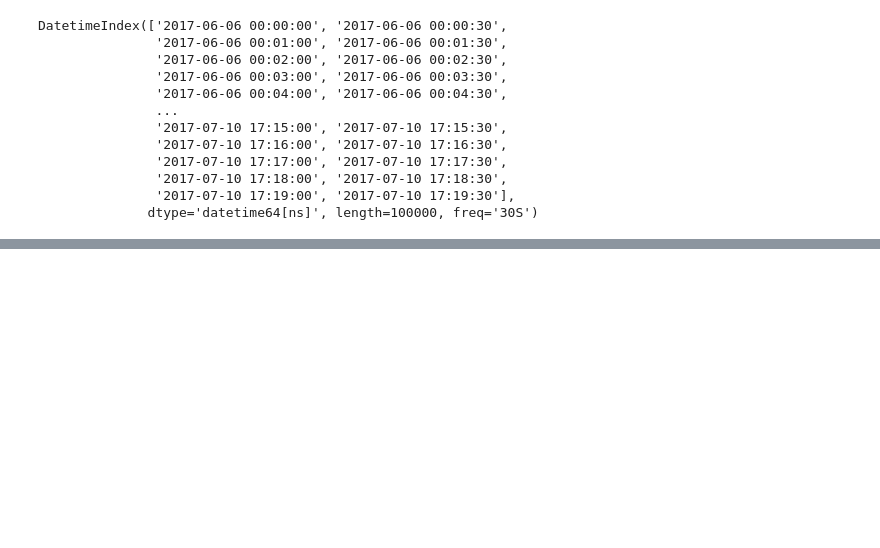
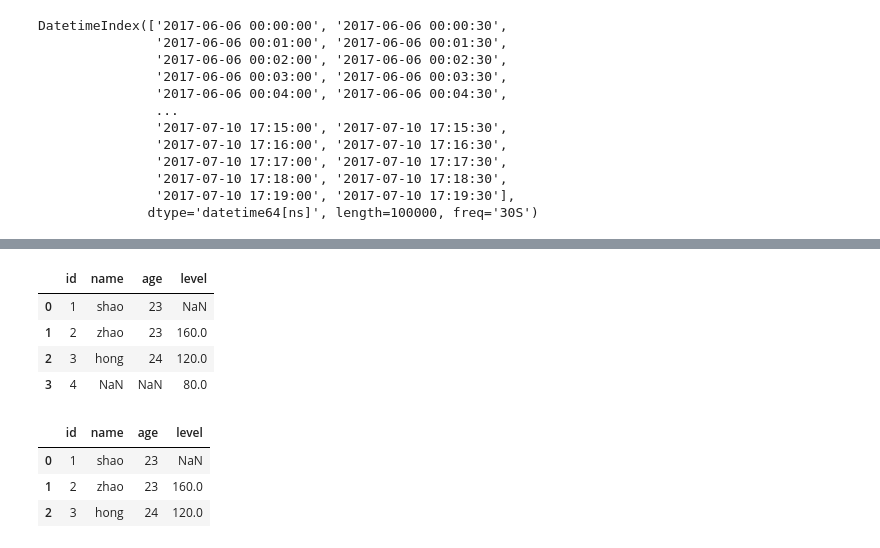
Before and after one commit to sychen6192/python_notes, a Jupyter notebook: 錦囊妙計ch3-ch4.ipynb, the cells around one changed output, grey strips where cells are left out. Saved outputs shown, nothing was run; the diff lists cells and outputs as text; code cells hidden in the pictures; blank space fills up the shorter version.

```diff
--- a/錦囊妙計ch3.ipynb
+++ b/錦囊妙計ch3-ch4.ipynb
@@ -332,0 +402,2 @@ time_df.resample('W').sum()
+# %%
+df_c = pd.DataFrame({'id':['2', '3', '4'], 'level':[160, 120, 80]}, columns=['id', 'level'])
@@ -332,0 +424,15 @@ time_df.resample('W').sum()
+# %%
+pd.merge(df_a, df_c , on='id', how='outer')
+# %% [output]
+|  | id | name | age | level |
+| 0 | 1 | shao | 23 | NaN |
+| 1 | 2 | zhao | 23 | 160.0 |
+| 2 | 3 | hong | 24 | 120.0 |
+| 3 | 4 | NaN | NaN | 80.0 |
+# %%
+pd.merge(df_a, df_c , on='id', how='left')
+# %% [output]
+|  | id | name | age | level |
+| 0 | 1 | shao | 23 | NaN |
+| 1 | 2 | zhao | 23 | 160.0 |
+| 2 | 3 | hong | 24 | 120.0 |
```
Also changed, not shown: parts of 83 cells of this notebook, 1 other file.
